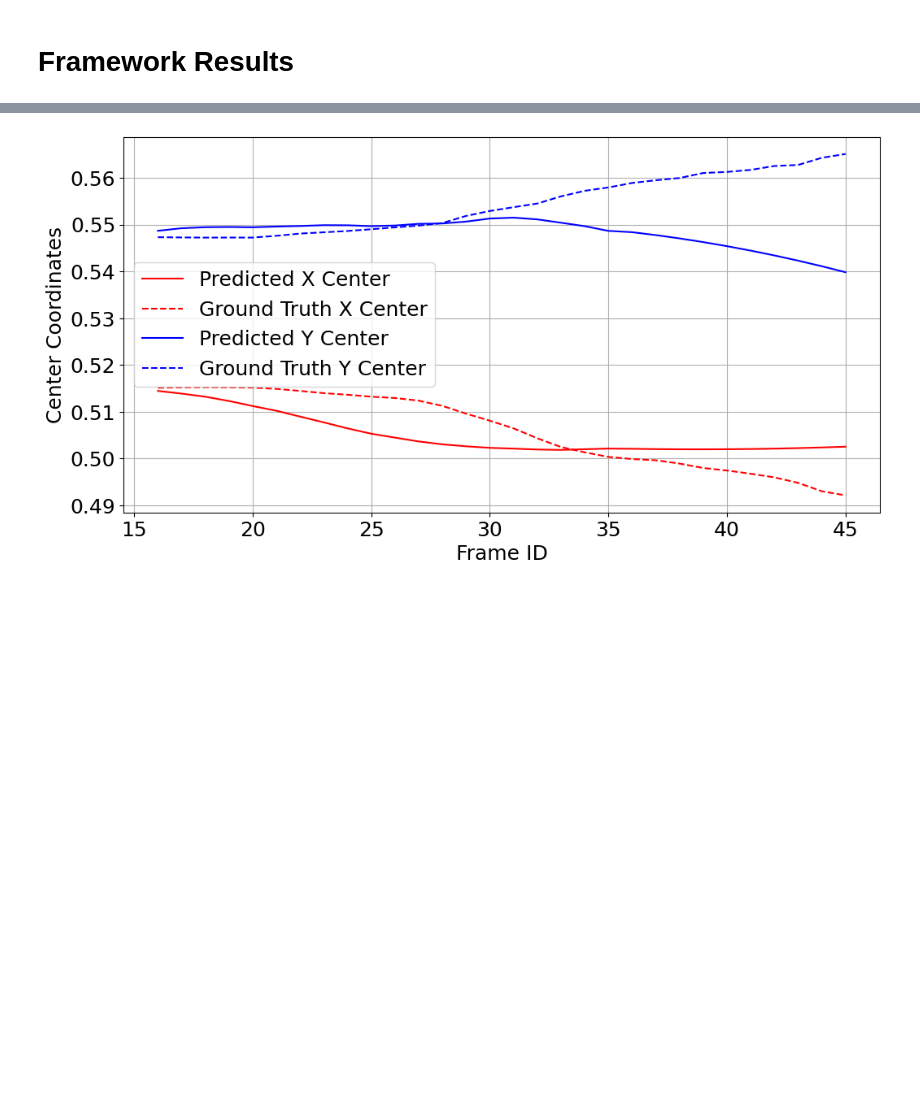
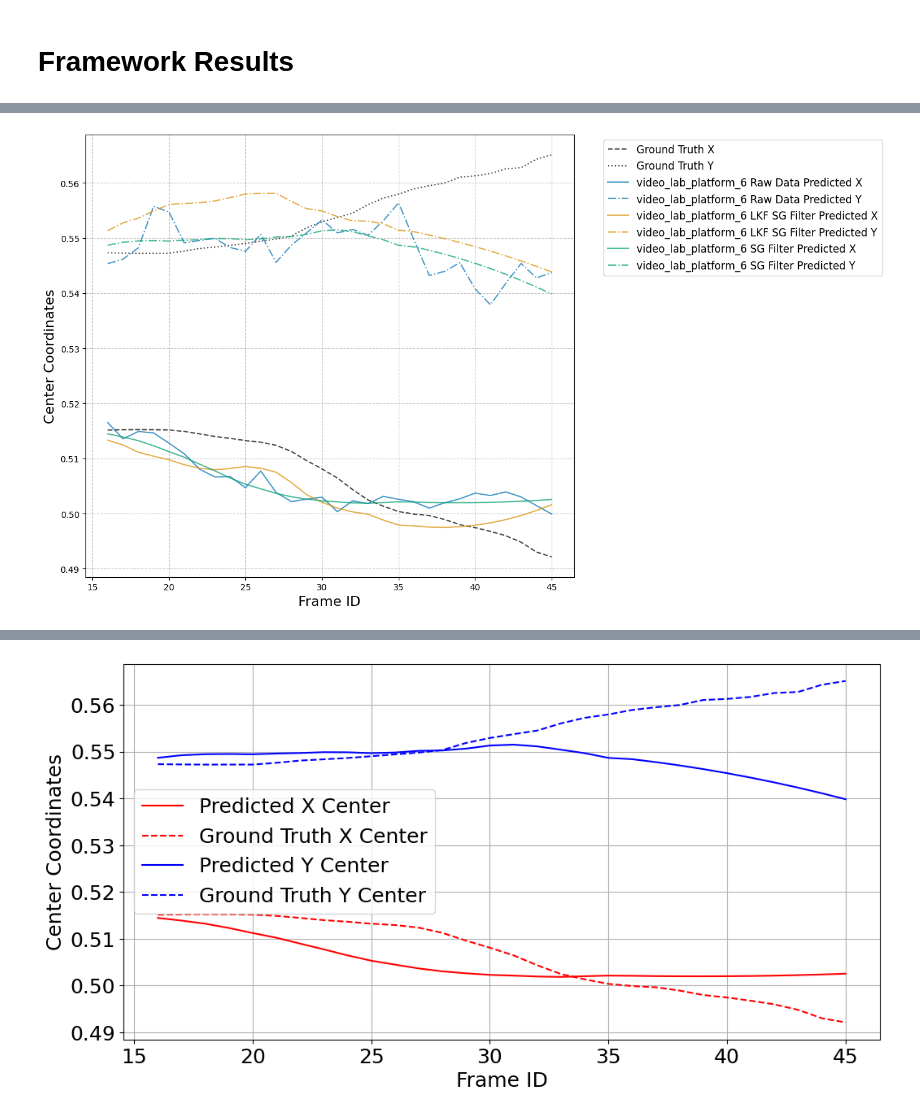
Before and after one commit to AlexisBalayre/future-position-prediction-for-aircraft-refueling, a Jupyter notebook: code/data_utils/dataset_analyse.ipynb, the cells around one changed output, grey strips where cells are left out. Saved outputs shown, nothing was run; the diff lists cells and outputs as text; code cells hidden in the pictures; blank space fills up the shorter version.

Commit message:
Report in progress
Signed-off-by: Alexis Balayre <60859013+AlexisBal@users.noreply.github.com>

```diff
--- a/code/data_utils/dataset_analyse.ipynb
+++ b/code/data_utils/dataset_analyse.ipynb
@@ -579,0 +503,89 @@ plot_trajectory("/Users/alexis/Library/CloudStorage/OneDrive-Balayre&Co/Cranfiel
+# %%
+import json
+import matplotlib.pyplot as plt
+import seaborn as sns
+import pandas as pd
+
+def plot_trajectory(file_objects, video_name):
+    # Set up a color-blind friendly palette
+    palette = sns.color_palette("colorblind", n_colors=len(file_objects))
+    color_dict = {obj['name']: palette[i] for i, obj in enumerate(file_objects)}
+
+    all_data = []
+
+    # Load and prepare data for each object
+    for obj in file_objects:
+        file_path = obj['file_path']
+        name = obj['name']
+
+        with open(file_path, 'r') as file:
+            new_data = json.load(file)
+
+        # Extract relevant data
+        for entry in new_data:
+            if entry['ground_truth_position'] is not None:
+                all_data.append({
+                    'name': name,
+                    'frame_id': entry['frame_id'],
+                    'predicted_x_center': entry['predicted_position']['x_center'],
+                    'predicted_y_center': entry['predicted_position']['y_center'],
+                    'ground_truth_x_center': entry['ground_truth_position']['x_center'],
+                    'ground_truth_y_center': entry['ground_truth_position']['y_center']
+                })
+
+    # Convert to DataFrame and sort by frame_id
+    df = pd.DataFrame(all_data)
+    df = df.sort_values('frame_id')
+
+    # Identify the groups based on the gap of 15 frames
+    df['group'] = (df['frame_id'].diff() > 15).cumsum()
+
+    # Plotting separate graphs for each group
+    for group in df['group'].unique():
+        group_data = df[df['group'] == group]
+
+        plt.figure(figsize=(14, 8))
+
+        # Plot ground truth only once
+        ground_truth_data = group_data.iloc[0]  # Assuming ground truth is the same for all methods
+        plt.plot(group_data['frame_id'], group_data['ground_truth_x_center'], color='black', linestyle='--', label="Ground Truth X", alpha=0.7)
+        plt.plot(group_data['frame_id'], group_data['ground_truth_y_center'], color='black', linestyle=':', label="Ground Truth Y", alpha=0.7)
+
+        for name in group_data['name'].unique():
+            object_data = group_data[group_data['name'] == name]
+            color = color_dict[name]
+
+            plt.plot(object_data['frame_id'], object_data['predicted_x_center'], color=color, linestyle='-', label=f"{name} Predicted X", alpha=0.7)
+            plt.plot(object_data['frame_id'], object_data['predicted_y_center'], color=color, linestyle='-.', label=f"{name} Predicted Y", alpha=0.7)
+
+        # Styling
+        plt.rcParams.update({'font.size': 14, 'font.family': 'sans-serif'})
+        plt.rcParams.update({'legend.fontsize': 12})
+
+        plt.xlabel('Frame ID', fontsize=16)
+        plt.ylabel('Center Coordinates', fontsize=16)
+        # plt.title(f'Trajectory Group {group}', fontsize=18, fontweight='bold')
+        plt.legend(bbox_to_anchor=(1.05, 1), loc='upper left')
+        plt.grid(True, linestyle='--', alpha=0.7)
+
+        # Adjust layout to prevent cut-off labels
+        plt.tight_layout()
+
+        # Save and display the figure for the current group
+        plt.savefig(f"{video_name}_Group_{group}_Trajectories.png", dpi=300, bbox_inches='tight')
+        plt.show()
+
+# video_lab_platform_6
+# video_lab_semiopen_1______3
+# test_indoor1
+
+file_objects = [
+    {"file_path": "/Users/alexis/Library/CloudStorage/OneDrive-Balayre&Co/Cranfield/Thesis/thesis-github-repository/test/predictions__video_lab_platform_6.json", "name": "video_lab_platform_6 Raw Data"},
+    {"file_path": "/Users/alexis/Library/CloudStorage/OneDrive-Balayre&Co/Cranfield/Thesis/thesis-github-repository/test/predictions_lkf_sa_video_lab_platform_6.json", "name": "video_lab_platform_6 LKF SG Filter"},
+    {"file_path": "/Users/alexis/Library/CloudStorage/OneDrive-Balayre&Co/Cranfield/Thesis/thesis-github-repository/test/predictions_sa_video_lab_platform_6.json", "name": "video_lab_platform_6 SG Filter"},
+]
+
+
+plot_trajectory(file_objects, "video_lab_platform_6")
+# %% [output]
+[figure, added]
```
Also changed, not shown: parts of 2 cells of this notebook, 50 other files.
